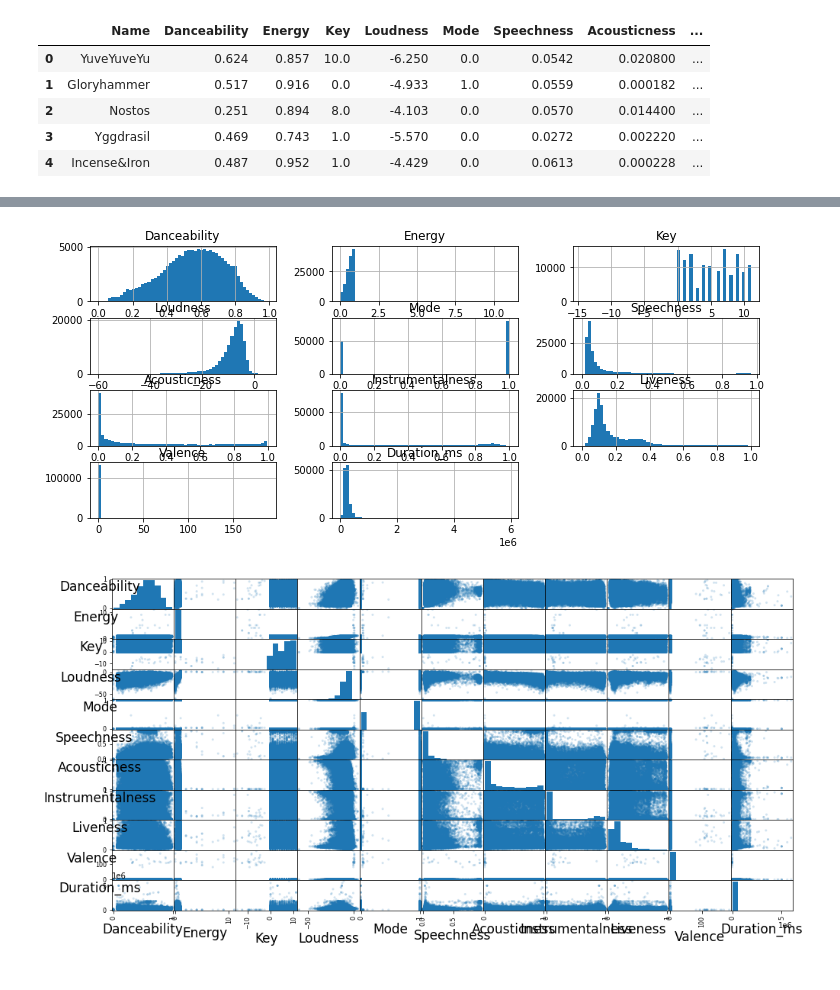
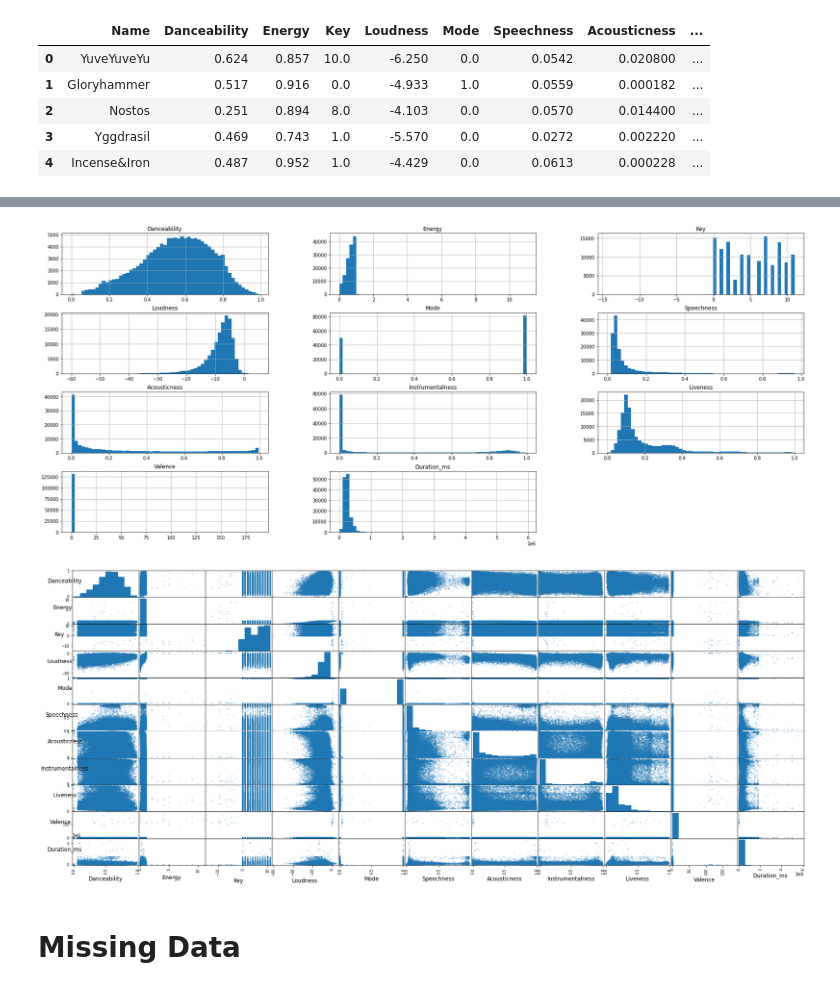
Before and after one commit to COGS118A/Group010-Sp22, a Jupyter notebook: model_test/model_tests.ipynb, the cells around one changed output, grey strips where cells are left out. Drawn from its saved outputs; the diff is of its cells as text; code cells hidden in the pictures.

Commit message:
fixed size and found no of missing data

```diff
--- a/model_test/model_tests.ipynb
+++ b/model_test/model_tests.ipynb
@@ -45,22 +45,25 @@ music.describe()
 # %%
 # shows a hist of all quantitive features
 #  need to format this better
+plt.rcParams['figure.figsize'] = (29, 12) # increase size
 hist = music.hist(bins=55)
 # %% [output]
-[figure, old version]
+[figure, new version]
 # %%
+# We are using a scatter plot matrix to quickly see if there are any correlations in the data
 # shows a bigger plot size for readability
 plt.rcParams['figure.figsize'] = (29, 12)
 
-# make a subdf of 'toptendf' to only inlcude the columns specified above
+# make a sub_music to exclude non quantitive columns from matrix
 sub_music =  music[['Danceability', 'Energy', 'Key', 'Loudness', 'Mode', 'Speechness', 'Acousticness', 'Instrumentalness', 'Liveness', 'Valence', 'Duration_ms']]
 sub_music
 
-fig = pd.plotting.scatter_matrix(sub_music, alpha=0.2, figsize=(16,8))
-
+fig = pd.plotting.scatter_matrix(sub_music, alpha=0.2, figsize=(29,12))
 
 for ax in fig.ravel():
-    ax.set_xlabel(ax.get_xlabel(), fontsize = 17, rotation = 0)
-    ax.set_ylabel(ax.get_ylabel(), fontsize = 17, rotation = 0)
+    ax.set_xlabel(ax.get_xlabel(), fontsize = 12, rotation = 0)
+    ax.set_ylabel(ax.get_ylabel(), fontsize = 12, rotation = 0)
 # %% [output]
-[figure, old version]
+[figure, new version]
+# %% [markdown]
+# Missing Data
```
Also changed, not shown: parts of 4 cells of this notebook.
